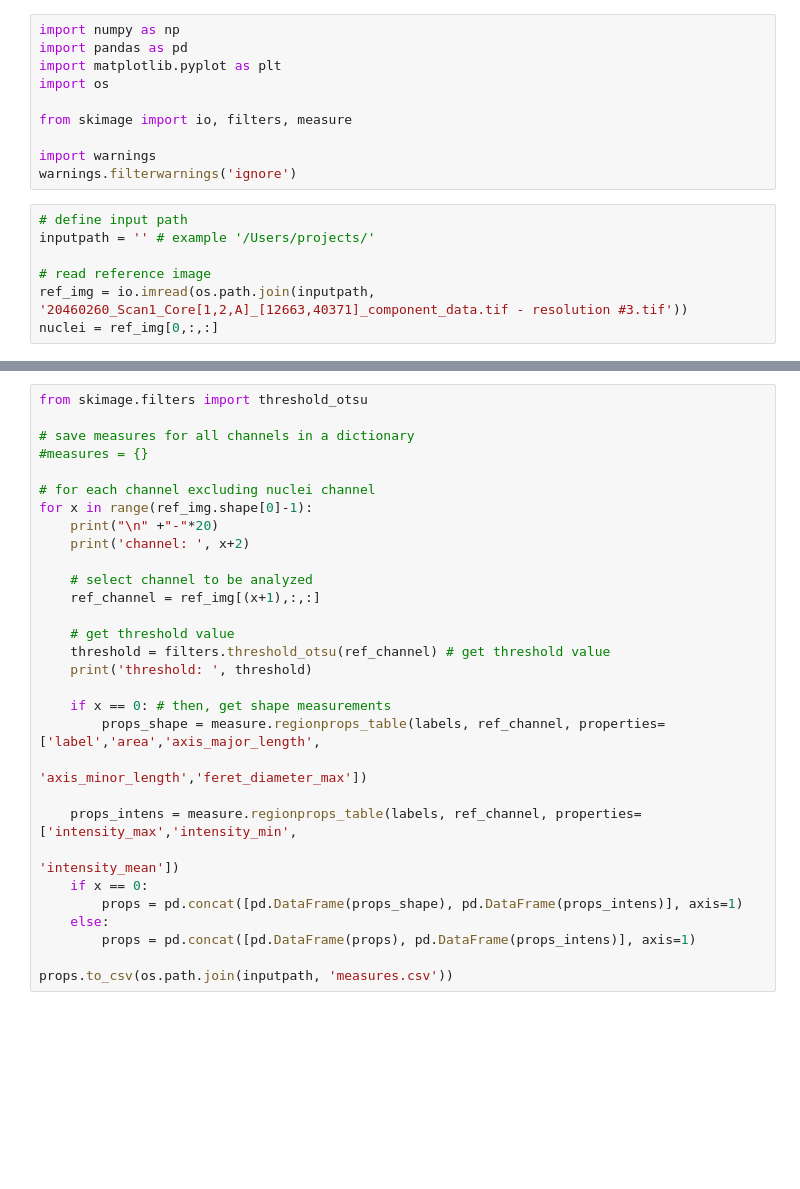
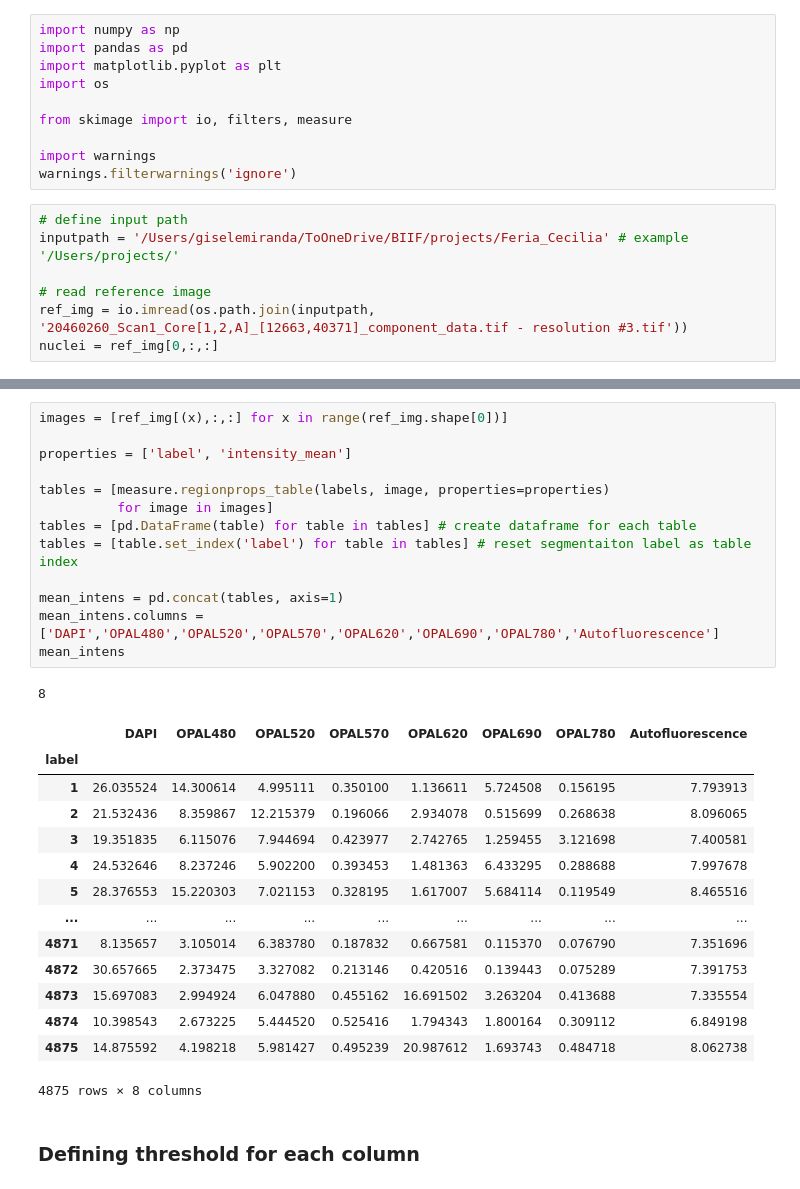
Before and after one commit to BIIFSweden/spermatogenesis-profiling, a Jupyter notebook: pipeline_multiplexed.ipynb, the cells around one changed output, grey strips where cells are left out. Saved outputs shown, nothing was run; the diff lists cells and outputs as text; blank space fills up the shorter version.

```diff
--- a/pipeline_multiplexed.ipynb
+++ b/pipeline_multiplexed.ipynb
@@ -10,7 +10,7 @@ import warnings
 warnings.filterwarnings('ignore')
 # %%
 # define input path
-inputpath = '' # example '/Users/projects/'
+inputpath = '/Users/giselemiranda/ToOneDrive/BIIF/projects/Feria_Cecilia' # example '/Users/projects/'
 
 # read reference image
 ref_img = io.imread(os.path.join(inputpath, '20460260_Scan1_Core[1,2,A]_[12663,40371]_component_data.tif - resolution #3.tif'))
@@ -48,30 +67,31 @@ ax2.set_title('prediction + input overlay')
-# %%
-from skimage.filters import threshold_otsu
-
-# save measures for all channels in a dictionary
-#measures = {}
-
-# for each channel excluding nuclei channel
-for x in range(ref_img.shape[0]-1):
-    print("\n" +"-"*20)
-    print('channel: ', x+2)
-
-    # select channel to be analyzed
-    ref_channel = ref_img[(x+1),:,:]
-
-    # get threshold value
-    threshold = filters.threshold_otsu(ref_channel) # get threshold value
-    print('threshold: ', threshold)
-
-    if x == 0: # then, get shape measurements
-        props_shape = measure.regionprops_table(labels, ref_channel, properties=['label','area','axis_major_length',
-                                                                       'axis_minor_length','feret_diameter_max'])
-
-    props_intens = measure.regionprops_table(labels, ref_channel, properties=['intensity_max','intensity_min',
-                                                                              'intensity_mean'])
-    if x == 0:
-        props = pd.concat([pd.DataFrame(props_shape), pd.DataFrame(props_intens)], axis=1)
-    else:
-        props = pd.concat([pd.DataFrame(props), pd.DataFrame(props_intens)], axis=1)
-
-props.to_csv(os.path.join(inputpath, 'measures.csv'))
+# %%
+images = [ref_img[(x),:,:] for x in range(ref_img.shape[0])]
+
+properties = ['label', 'intensity_mean']
+
+tables = [measure.regionprops_table(labels, image, properties=properties)
+          for image in images]
+tables = [pd.DataFrame(table) for table in tables] # create dataframe for each table
+tables = [table.set_index('label') for table in tables] # reset segmentaiton label as table index
+
+mean_intens = pd.concat(tables, axis=1)
+mean_intens.columns = ['DAPI','OPAL480','OPAL520','OPAL570','OPAL620','OPAL690','OPAL780','Autofluorescence']
+mean_intens
+# %% [output]
+8
+|  | DAPI | OPAL480 | OPAL520 | OPAL570 | OPAL620 | OPAL690 | OPAL780 | Autofluorescence |
+| label |  |  |  |  |  |  |  |  |
+| 1 | 26.035524 | 14.300614 | 4.995111 | 0.350100 | 1.136611 | 5.724508 | 0.156195 | 7.793913 |
+| 2 | 21.532436 | 8.359867 | 12.215379 | 0.196066 | 2.934078 | 0.515699 | 0.268638 | 8.096065 |
+| 3 | 19.351835 | 6.115076 | 7.944694 | 0.423977 | 2.742765 | 1.259455 | 3.121698 | 7.400581 |
+| 4 | 24.532646 | 8.237246 | 5.902200 | 0.393453 | 1.481363 | 6.433295 | 0.288688 | 7.997678 |
+| 5 | 28.376553 | 15.220303 | 7.021153 | 0.328195 | 1.617007 | 5.684114 | 0.119549 | 8.465516 |
+| ... | ... | ... | ... | ... | ... | ... | ... | ... |
+| 4871 | 8.135657 | 3.105014 | 6.383780 | 0.187832 | 0.667581 | 0.115370 | 0.076790 | 7.351696 |
+| 4872 | 30.657665 | 2.373475 | 3.327082 | 0.213146 | 0.420516 | 0.139443 | 0.075289 | 7.391753 |
+| 4873 | 15.697083 | 2.994924 | 6.047880 | 0.455162 | 16.691502 | 3.263204 | 0.413688 | 7.335554 |
+| 4874 | 10.398543 | 2.673225 | 5.444520 | 0.525416 | 1.794343 | 1.800164 | 0.309112 | 6.849198 |
+| 4875 | 14.875592 | 4.198218 | 5.981427 | 0.495239 | 20.987612 | 1.693743 | 0.484718 | 8.062738 |
+4875 rows × 8 columns
+# %% [markdown]
+### Defining threshold for each column
```
Also changed, not shown: parts of 5 cells of this notebook.
